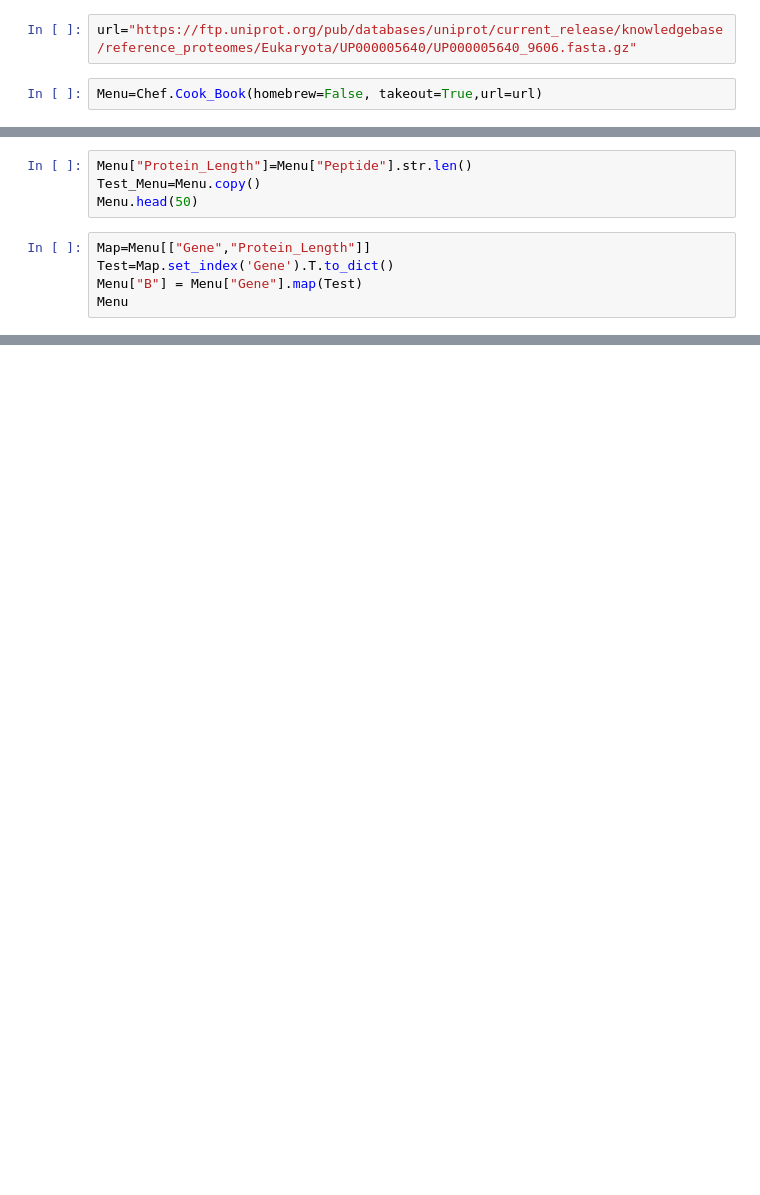
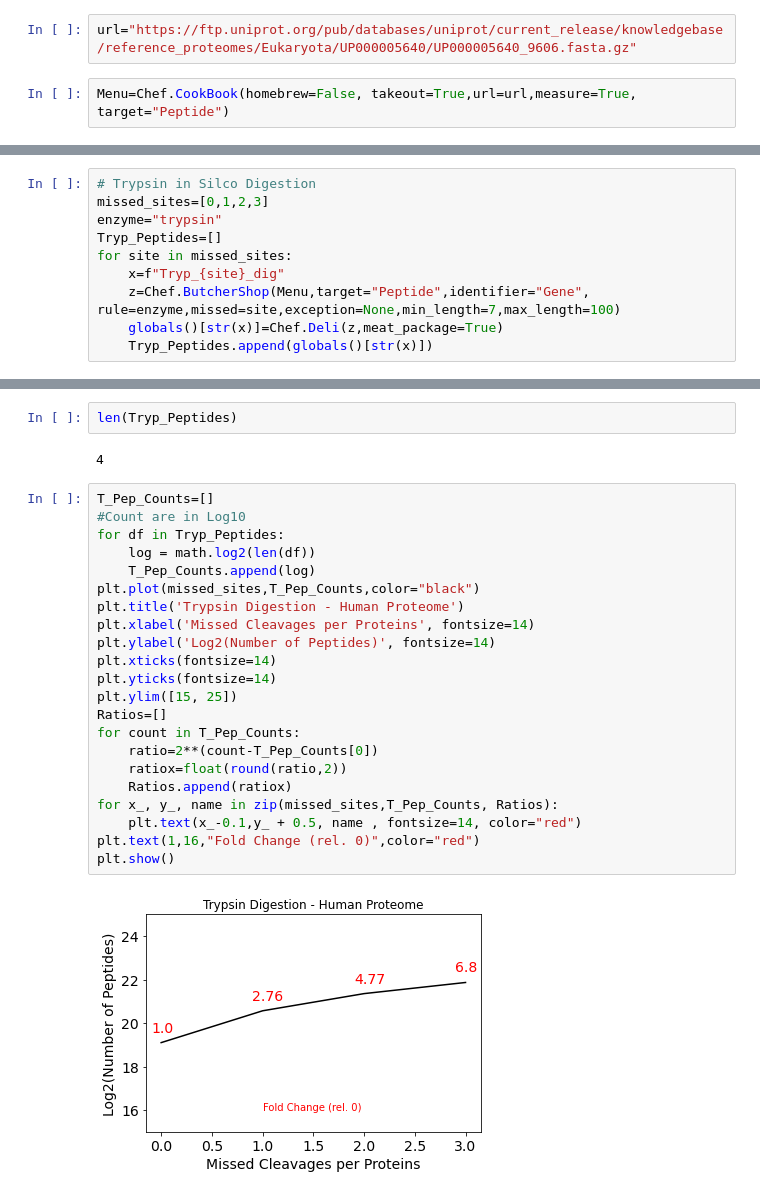
Before and after one commit to TTCooper-PhD/Limited_Proteolysis_Hive, a Jupyter notebook: HeLa/Unfractioned_Tryp_AspN_GluC/HeLa_1vs18hr_Shotgun.ipynb, the cells around one changed output, grey strips where cells are left out. Drawn from its saved outputs; the diff is of its cells as text; blank space fills up the shorter version.

```diff
--- a/HeLa/Unfractioned_Tryp_AspN_GluC/HeLa_1vs18hr_Shotgun.ipynb
+++ b/HeLa/Unfractioned_Tryp_AspN_GluC/HeLa_1vs18hr_Shotgun.ipynb
@@ -5,6 +25,6 @@ import pandas as pd
 # %%
 url="https://ftp.uniprot.org/pub/databases/uniprot/current_release/knowledgebase/reference_proteomes/Eukaryota/UP000005640/UP000005640_9606.fasta.gz"
 # %%
-Menu=Chef.Cook_Book(homebrew=False, takeout=True,url=url)
+Menu=Chef.CookBook(homebrew=False, takeout=True,url=url,measure=True, target="Peptide")
 # %% [output]
 Downloading the FASTA file from url...
@@ -13,9 +42,0 @@ Menu.head()
-# %%
-Menu["Protein_Length"]=Menu["Peptide"].str.len()
-Test_Menu=Menu.copy()
-Menu.head(50)
-# %%
-Map=Menu[["Gene","Protein_Length"]]
-Test=Map.set_index('Gene').T.to_dict()
-Menu["B"] = Menu["Gene"].map(Test)
-Menu
@@ -21,0 +65,10 @@ Menu
+# %%
+# Trypsin in Silco Digestion
+missed_sites=[0,1,2,3]
+enzyme="trypsin"
+Tryp_Peptides=[]
+for site in missed_sites:
+    x=f"Tryp_{site}_dig"
+    z=Chef.ButcherShop(Menu,target="Peptide",identifier="Gene", rule=enzyme,missed=site,exception=None,min_length=7,max_length=100)
+    globals()[str(x)]=Chef.Deli(z,meat_package=True)
+    Tryp_Peptides.append(globals()[str(x)])
@@ -21,0 +101,28 @@ Menu
+# %%
+len(Tryp_Peptides)
+# %% [output]
+4
+# %%
+T_Pep_Counts=[]
+#Count are in Log10
+for df in Tryp_Peptides:
+    log = math.log2(len(df))
+    T_Pep_Counts.append(log)
+plt.plot(missed_sites,T_Pep_Counts,color="black")
+plt.title('Trypsin Digestion - Human Proteome')
+plt.xlabel('Missed Cleavages per Proteins', fontsize=14)
+plt.ylabel('Log2(Number of Peptides)', fontsize=14)
+plt.xticks(fontsize=14)
+plt.yticks(fontsize=14)
+plt.ylim([15, 25])
+Ratios=[]
+for count in T_Pep_Counts:
+    ratio=2**(count-T_Pep_Counts[0])
+    ratiox=float(round(ratio,2))
+    Ratios.append(ratiox)
+for x_, y_, name in zip(missed_sites,T_Pep_Counts, Ratios):
+    plt.text(x_-0.1,y_ + 0.5, name , fontsize=14, color="red")
+plt.text(1,16,"Fold Change (rel. 0)",color="red")
+plt.show()
+# %% [output]
+[figure, added]
```
Also changed, not shown: parts of 32 cells of this notebook, 2 other files.
